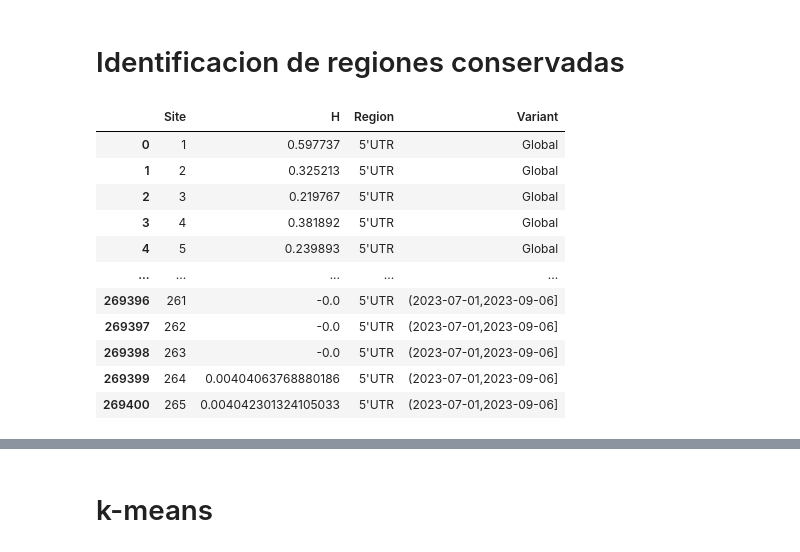
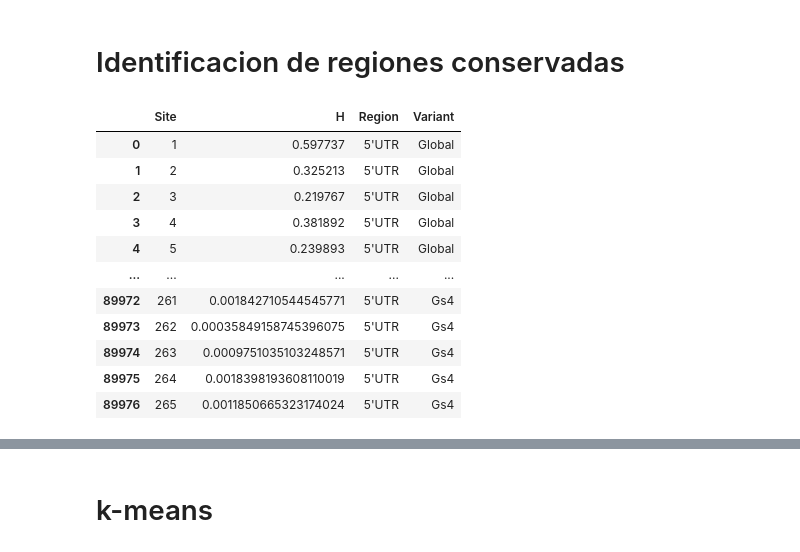
Before and after one commit to FerAmbriz/SelectionPatternsSARSCoV2, a Jupyter notebook: scr/05_conserved_regions.ipynb, the cells around one changed output, grey strips where cells are left out. Drawn from its saved outputs; the diff is of its cells as text; code cells hidden in the pictures.

```diff
--- a/scr/05_conserved_regions.ipynb
+++ b/scr/05_conserved_regions.ipynb
@@ -10,62 +10,120 @@ import matplotlib.gridspec as gridspec
 warnings.filterwarnings("ignore", category=FutureWarning)
 # %% [markdown]
 # Identificacion de regiones conservadas
+# %%
+def delete_path(string):
+    if '/' in string:
+        x = string.split('/')
+        if x[len(x)-1] == '':
+            x = x[len(x)-2]
+        else:
+            x = x[len(x)]
+        if 'human' in x:
+            return x.split('_human')[0]
+        return x
+    else:
+        return string
 # %%
-def delete_path(string):
-    if '/' in string:
-        x = string.split('/')[1]
-        if 'human' in x:
-            return x.split('_human')[0]
-    else:
-        return string
+path = '/home/ferambriz/Projects/SARS-CoV-2/Data/Estratos/entropy'
+
 
 # global
-df = pd.read_csv('../Data/ProcessingServer/entropy_Human.tsv', sep = '\t')
+df = pd.read_csv(f'{path}/raw_data_entropy_Human.tsv', sep = '\t')
 df.drop(['Unnamed: 0'], axis=1, inplace=True)
 df.replace({'BloqueHuman/':'Global'}, inplace = True)
 df5 = df[df['Region'] == "5'UTR"]
 df3 = df[df['Region'] == "3'UTR"]
 
 #por variantes
-df_v = pd.read_csv('../Data/ProcessingServer/raw_data_entropy_variants.tsv', sep = '\t')
+df_v = pd.read_csv(f'{path}/raw_data_entropy_variants.tsv', sep = '\t')
 df_v.drop(['Unnamed: 0'], axis=1, inplace=True)
 
 df5_v = df_v[df_v['Region'] == "5'UTR"]
 df3_v = df_v[df_v['Region'] == "3'UTR"]
 
 #por tiempo
-df_t = pd.read_csv('../Data/ProcessingServer/raw_data_entropy_temporal.tsv', sep = '\t')
+df_t = pd.read_csv(f'{path}/raw_data_entropy_temporal.tsv', sep = '\t')
 df_t.drop(['Unnamed: 0'], axis=1, inplace=True)
 
 df5_t = df_t[df_t['Region'] == "5'UTR"]
 df3_t = df_t[df_t['Region'] == "3'UTR"]
 
-#df5 = pd.concat([df5, df5_v, df5_t])
-#df3 = pd.concat([df3, df3_v, df3_t])
+# cluster geografico temporal
+df_gt = pd.read_csv(f'{path}/raw_data_entropy_constant_clusters.tsv', sep = '\t')
+df_gt.drop(['Unnamed: 0'], axis=1, inplace=True)
 
+df5_gt = df_gt[df_gt['Region'] == "5'UTR"]
+df3_gt = df_gt[df_gt['Region'] == "3'UTR"]
+
+# cluster geografico k5
+df_s = pd.read_csv(f'{path}/raw_data_entropy_spectral.tsv', sep = '\t')
+df_s.drop(['Unnamed: 0'], axis=1, inplace=True)
+
+
+df5_s = df_s[df_s['Region'] == "5'UTR"]
+df3_s = df_s[df_s['Region'] == "3'UTR"]
+
+# cluster geografico spectrum (k4)
+df_sp = pd.read_csv(f'{path}/raw_data_entropy_spectrum.tsv', sep = '\t')
+df_sp.drop(['Unnamed: 0'], axis=1, inplace=True)
+
+
+df5_sp = df_sp[df_sp['Region'] == "5'UTR"]
+df3_sp = df_sp[df_sp['Region'] == "3'UTR"]
+
+
+# union
 df5v = pd.concat([df5, df5_v])
 df3v = pd.concat([df3, df3_v])
-
 df5v['Variant'] = list(map(delete_path, df5v['Variant']))
 df3v['Variant'] = list(map(delete_path, df3v['Variant']))
-
 
 df5t = pd.concat([df5, df5_t])
 df3t = pd.concat([df3, df3_t])
 df5t['Variant'] = list(map(delete_path, df5t['Variant']))
 df3t['Variant'] = list(map(delete_path, df3t['Variant']))
 
-df5t
+
+df5gt = pd.concat([df5, df5_gt])
+df3gt = pd.concat([df3, df3_gt])
+
+df5gt['Variant'] = list(map(delete_path, df5gt['Variant']))
+df3gt['Variant'] = list(map(delete_path, df3gt['Variant']))
+
+df5gt.replace({'Cluster_0':'Gst1', 'Cluster_1':'Gst2'}, inplace = True)
+df3gt.replace({'Cluster_0':'Gst1', 'Cluster_1':'Gst2'}, inplace = True)
+
+df5s = pd.concat([df5, df5_s])
+df3s = pd.concat([df3, df3_s])
+df5s['Variant'] = list(map(delete_path, df5s['Variant']))
+df3s['Variant'] = list(map(delete_path, df3s['Variant']))
+
+df5s.replace({'Estrato_0':'G1', 'Estrato_1':'G2', 'Estrato_2':'G3',
+               'Estrato_3':'G4', 'Estrato_4':'G5'}, inplace = True)
+df3s.replace({'Estrato_0':'G1', 'Estrato_1':'G2', 'Estrato_2':'G3',
+               'Estrato_3':'G4', 'Estrato_4':'G5'}, inplace = True)
+
+df5sp = pd.concat([df5, df5_sp])
+df3sp = pd.concat([df3, df3_sp])
+df5sp['Variant'] = list(map(delete_path, df5sp['Variant']))
+df3sp['Variant'] = list(map(delete_path, df3sp['Variant']))
+
+df5sp.replace({'Cluster_1':'Gs1', 'Cluster_2':'Gs2', 'Cluster_3':'Gs3',
+               'Cluster_4':'Gs4'}, inplace = True)
+df3sp.replace({'Cluster_1':'Gs1', 'Cluster_2':'Gs2', 'Cluster_3':'Gs3',
+               'Cluster_4':'Gs4'}, inplace = True)
+
+df5sp
 # %% [output]
 |  | Site | H | Region | Variant |
 | 0 | 1 | 0.597737 | 5'UTR | Global |
 | 1 | 2 | 0.325213 | 5'UTR | Global |
 | 2 | 3 | 0.219767 | 5'UTR | Global |
 | 3 | 4 | 0.381892 | 5'UTR | Global |
 | 4 | 5 | 0.239893 | 5'UTR | Global |
 | ... | ... | ... | ... | ... |
-| 269396 | 261 | -0.0 | 5'UTR | (2023-07-01,2023-09-06] |
-| 269397 | 262 | -0.0 | 5'UTR | (2023-07-01,2023-09-06] |
-| 269398 | 263 | -0.0 | 5'UTR | (2023-07-01,2023-09-06] |
-| 269399 | 264 | 0.00404063768880186 | 5'UTR | (2023-07-01,2023-09-06] |
-| 269400 | 265 | 0.004042301324105033 | 5'UTR | (2023-07-01,2023-09-06] |
+| 89972 | 261 | 0.001842710544545771 | 5'UTR | Gs4 |
+| 89973 | 262 | 0.00035849158745396075 | 5'UTR | Gs4 |
+| 89974 | 263 | 0.0009751035103248571 | 5'UTR | Gs4 |
+| 89975 | 264 | 0.0018398193608110019 | 5'UTR | Gs4 |
+| 89976 | 265 | 0.0011850665323174024 | 5'UTR | Gs4 |
```
Also changed, not shown: parts of 12 cells of this notebook, 3 other files.
